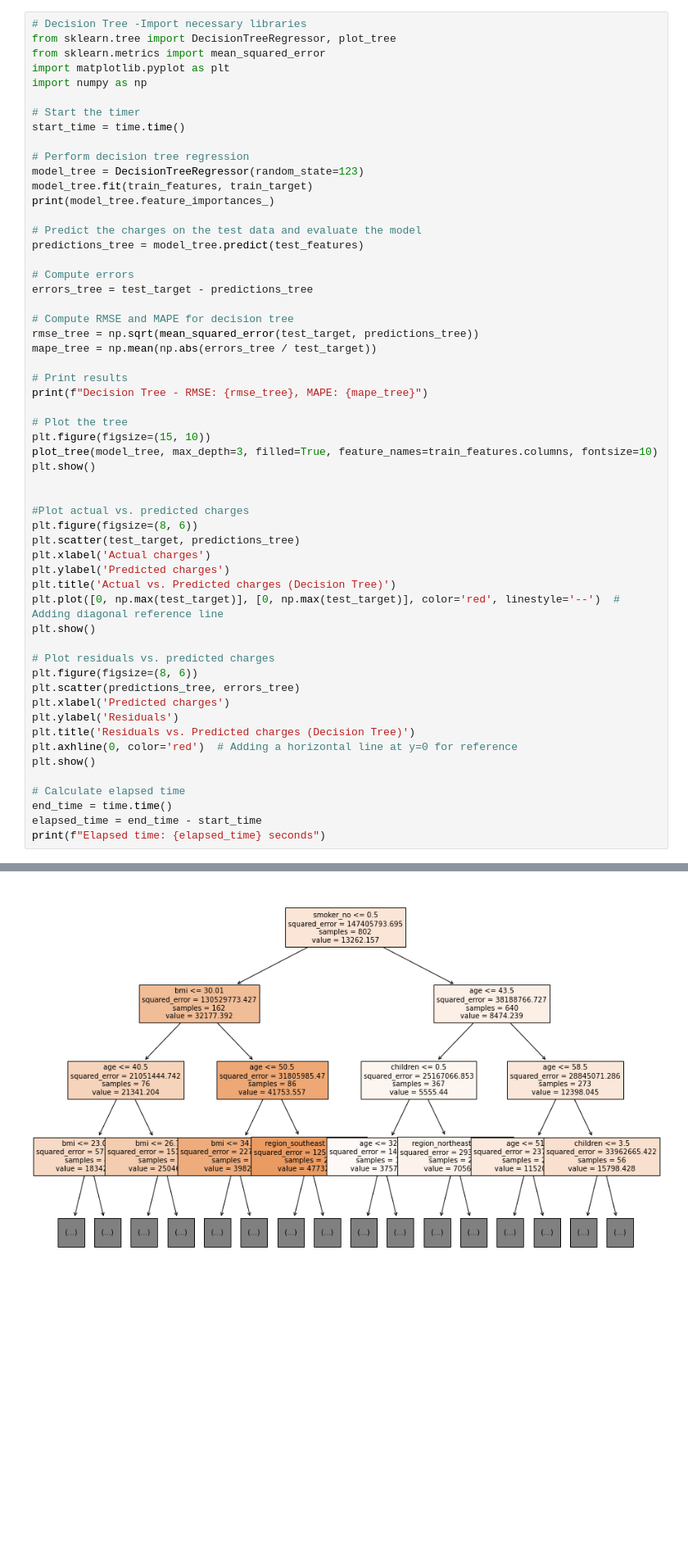
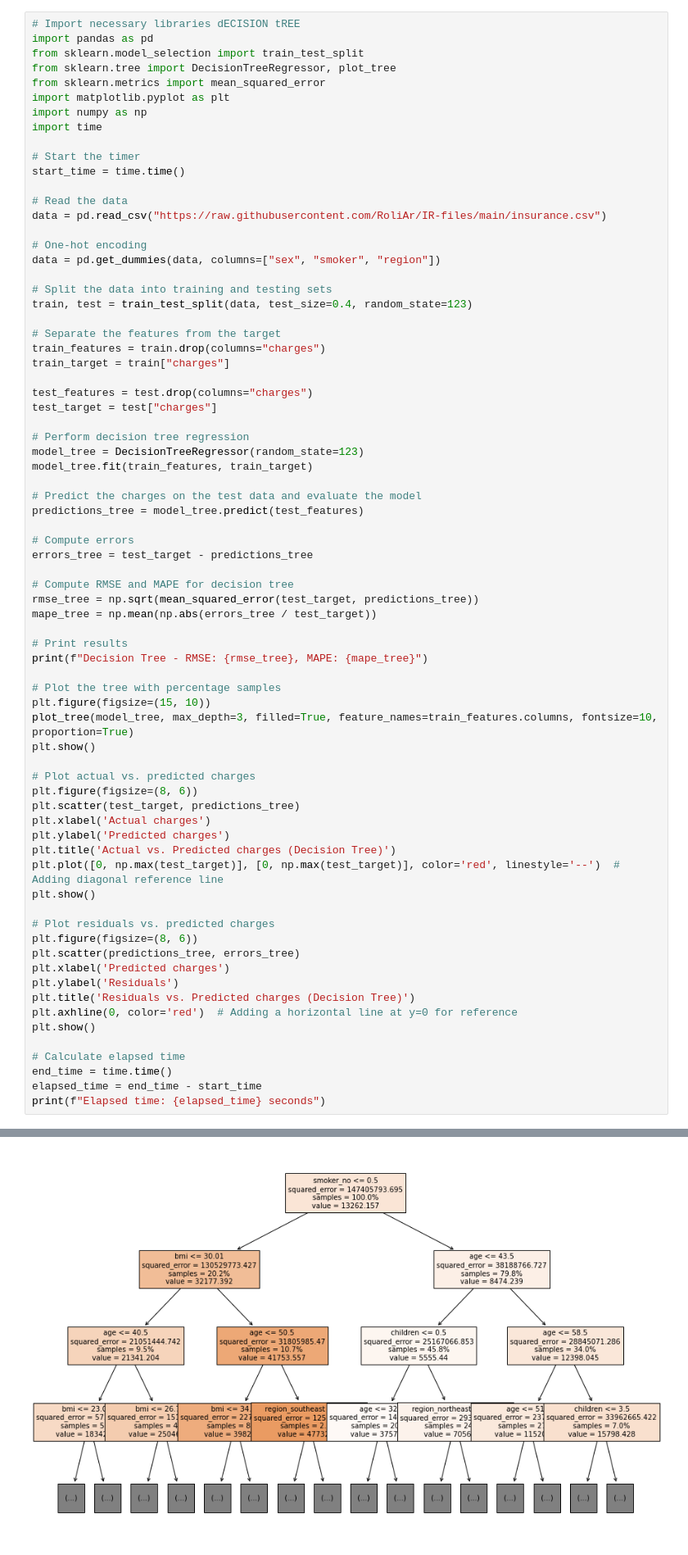
Before and after one commit to RoliAr/IR-files, a Jupyter notebook: Ind Research insurance.ipynb, the cells around one changed output, grey strips where cells are left out. Shown at 82% size. Drawn from its saved outputs; the diff is of its cells as text; blank space fills up the shorter version.

```diff
--- a/Ind Research insurance.ipynb
+++ b/Ind Research insurance.ipynb
@@ -90,17 +103,35 @@ Time taken:  0.21316981315612793 seconds
 # %%
-# Decision Tree -Import necessary libraries
+# Import necessary libraries dECISION tREE
+import pandas as pd
+from sklearn.model_selection import train_test_split
 from sklearn.tree import DecisionTreeRegressor, plot_tree
 from sklearn.metrics import mean_squared_error
 import matplotlib.pyplot as plt
 import numpy as np
+import time
 
 # Start the timer
 start_time = time.time()
 
+# Read the data
+data = pd.read_csv("https://raw.githubusercontent.com/RoliAr/IR-files/main/insurance.csv")
+
+# One-hot encoding
+data = pd.get_dummies(data, columns=["sex", "smoker", "region"])
+
+# Split the data into training and testing sets
+train, test = train_test_split(data, test_size=0.4, random_state=123)
+
+# Separate the features from the target
+train_features = train.drop(columns="charges")
+train_target = train["charges"]
+
+test_features = test.drop(columns="charges")
+test_target = test["charges"]
+
 # Perform decision tree regression
 model_tree = DecisionTreeRegressor(random_state=123)
 model_tree.fit(train_features, train_target)
-print(model_tree.feature_importances_)
 
 # Predict the charges on the test data and evaluate the model
 predictions_tree = model_tree.predict(test_features)
@@ -115,13 +146,12 @@ mape_tree = np.mean(np.abs(errors_tree / test_target))
 # Print results
 print(f"Decision Tree - RMSE: {rmse_tree}, MAPE: {mape_tree}")
 
-# Plot the tree
+# Plot the tree with percentage samples
 plt.figure(figsize=(15, 10))
-plot_tree(model_tree, max_depth=3, filled=True, feature_names=train_features.columns, fontsize=10)
+plot_tree(model_tree, max_depth=3, filled=True, feature_names=train_features.columns, fontsize=10, proportion=True)
 plt.show()
 
-
-#Plot actual vs. predicted charges
+# Plot actual vs. predicted charges
 plt.figure(figsize=(8, 6))
 plt.scatter(test_target, predictions_tree)
 plt.xlabel('Actual charges')
@@ -149,4 +177,4 @@ print(f"Elapsed time: {elapsed_time} seconds")
 Decision Tree - RMSE: 6977.875733886624, MAPE: 0.46750971565621735
-[figure, old version]
+[figure, new version]
 [figure]
 [figure]
```
Also changed, not shown: parts of 5 cells of this notebook.
